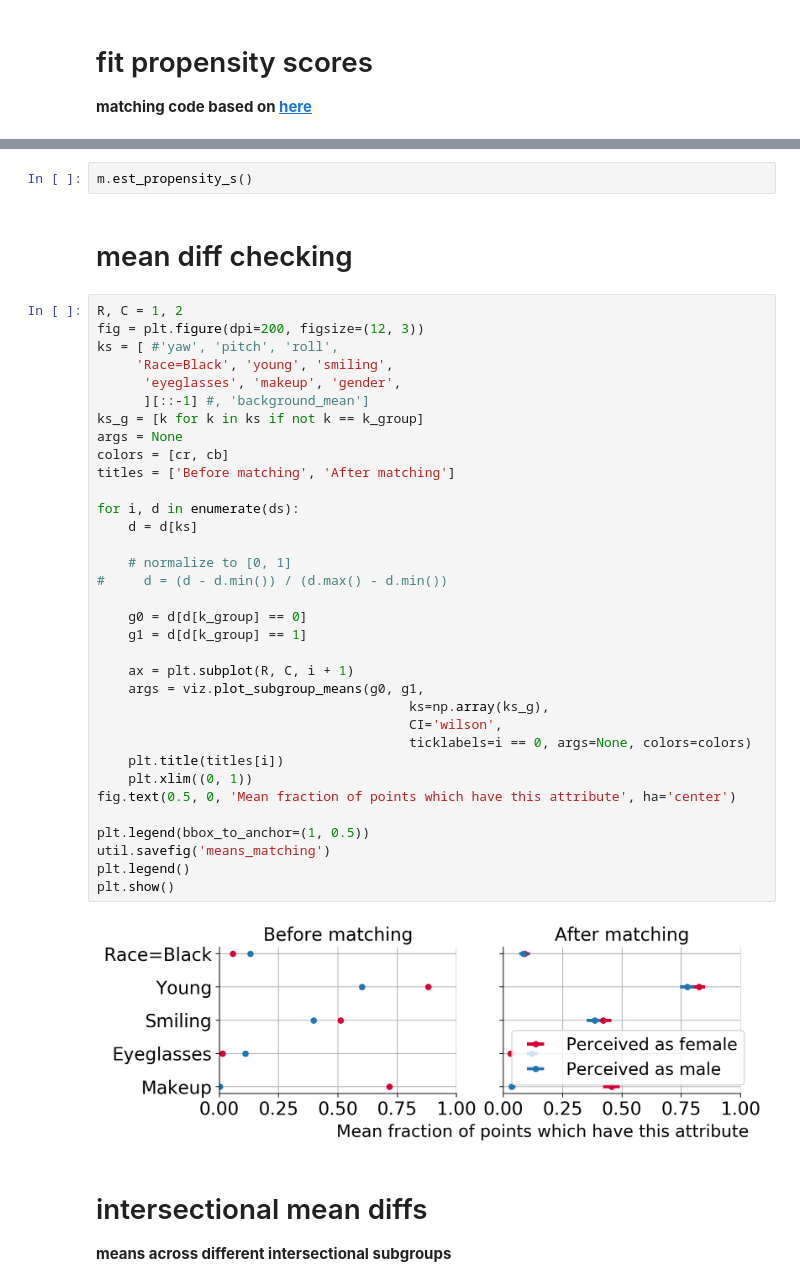
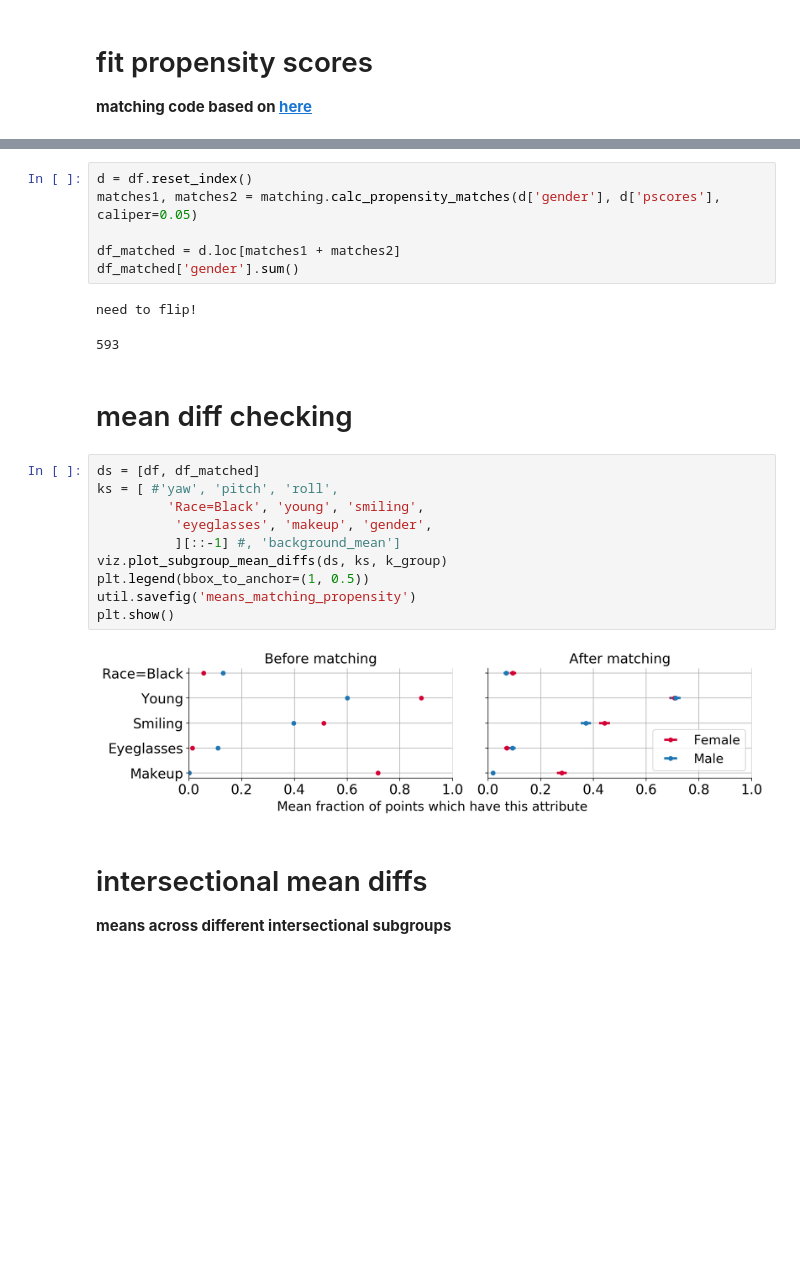
Before and after one commit to csinva/matching-with-gans, a Jupyter notebook: matching_benchmarking/06_propensity_matching.ipynb, the cells around one changed output, grey strips where cells are left out. Cells and saved outputs as stored; diff of their text form; blank space fills up the shorter version.

Commit message:
matching viz code refactored

```diff
--- a/matching_benchmarking/06_propensity_matching.ipynb
+++ b/matching_benchmarking/06_propensity_matching.ipynb
@@ -147,43 +60,26 @@ m = CausalModel(Y, D, X)
-# %%
-m.est_propensity_s()
+# %%
+d = df.reset_index()
+matches1, matches2 = matching.calc_propensity_matches(d['gender'], d['pscores'], caliper=0.05)
+
+df_matched = d.loc[matches1 + matches2]
+df_matched['gender'].sum()
+# %% [output]
+need to flip!
+593
 # %% [markdown]
 # mean diff checking
-# %%
-R, C = 1, 2
-fig = plt.figure(dpi=200, figsize=(12, 3))
-ks = [ #'yaw', 'pitch', 'roll',
-     'Race=Black', 'young', 'smiling',
-      'eyeglasses', 'makeup', 'gender',
-      ][::-1] #, 'background_mean']
-ks_g = [k for k in ks if not k == k_group]
-args = None
-colors = [cr, cb]
-titles = ['Before matching', 'After matching']
-
-for i, d in enumerate(ds):
-    d = d[ks]
-
-    # normalize to [0, 1]
-#     d = (d - d.min()) / (d.max() - d.min())
-
-    g0 = d[d[k_group] == 0]
-    g1 = d[d[k_group] == 1]
-
-    ax = plt.subplot(R, C, i + 1)
-    args = viz.plot_subgroup_means(g0, g1,
-                                        ks=np.array(ks_g),
-                                        CI='wilson',
-                                        ticklabels=i == 0, args=None, colors=colors)
-    plt.title(titles[i])
-    plt.xlim((0, 1))
-fig.text(0.5, 0, 'Mean fraction of points which have this attribute', ha='center')
-
-plt.legend(bbox_to_anchor=(1, 0.5))
-util.savefig('means_matching')
-plt.legend()
-plt.show()
-# %% [output]
-[figure, removed]
+# %%
+ds = [df, df_matched]
+ks = [ #'yaw', 'pitch', 'roll',
+         'Race=Black', 'young', 'smiling',
+          'eyeglasses', 'makeup', 'gender',
+          ][::-1] #, 'background_mean']
+viz.plot_subgroup_mean_diffs(ds, ks, k_group)
+plt.legend(bbox_to_anchor=(1, 0.5))
+util.savefig('means_matching_propensity')
+plt.show()
+# %% [output]
+[figure, added]
 # %% [markdown]
 # intersectional mean diffs
 **means across different intersectional subgroups**
```
Also changed, not shown: parts of 11 cells of this notebook, 3 other files.
